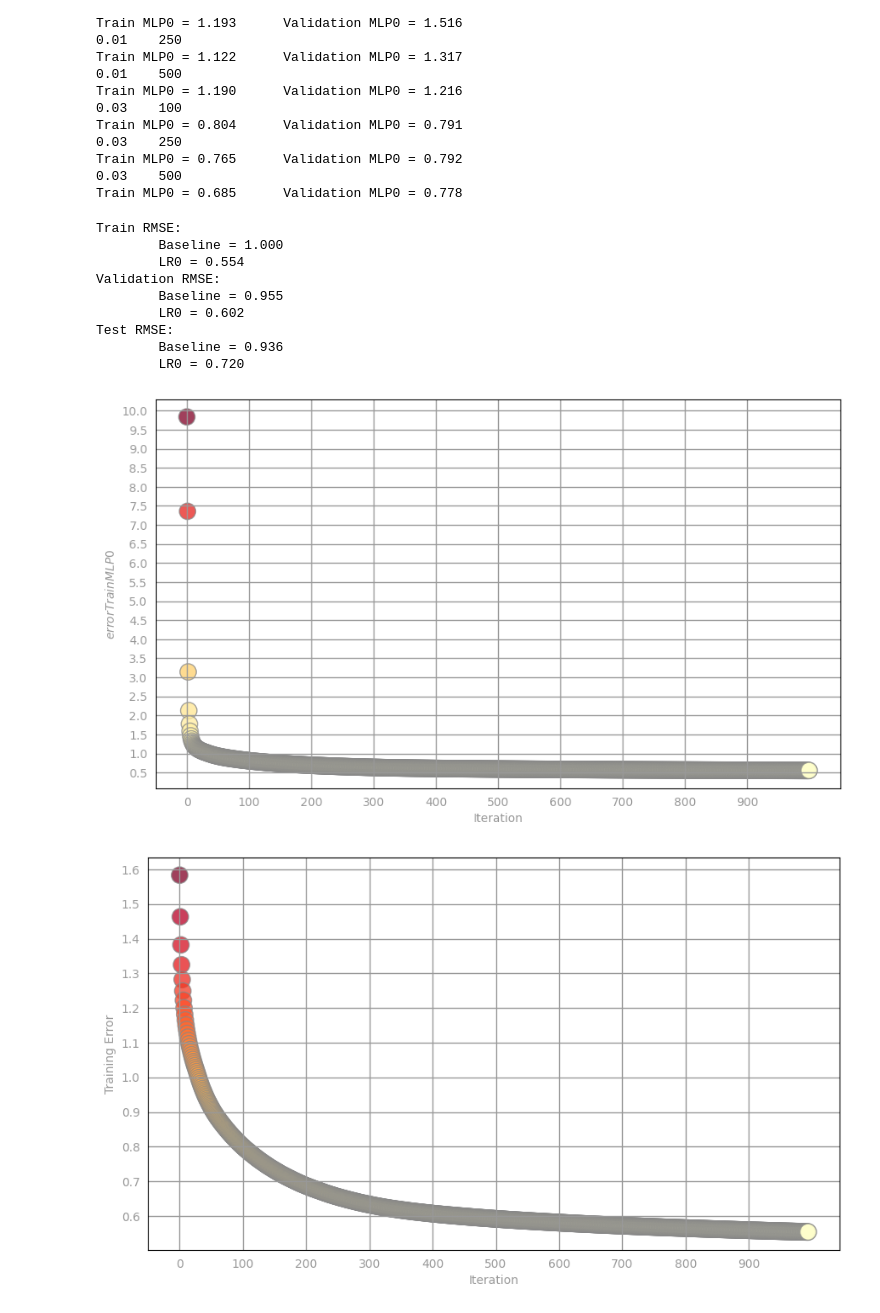
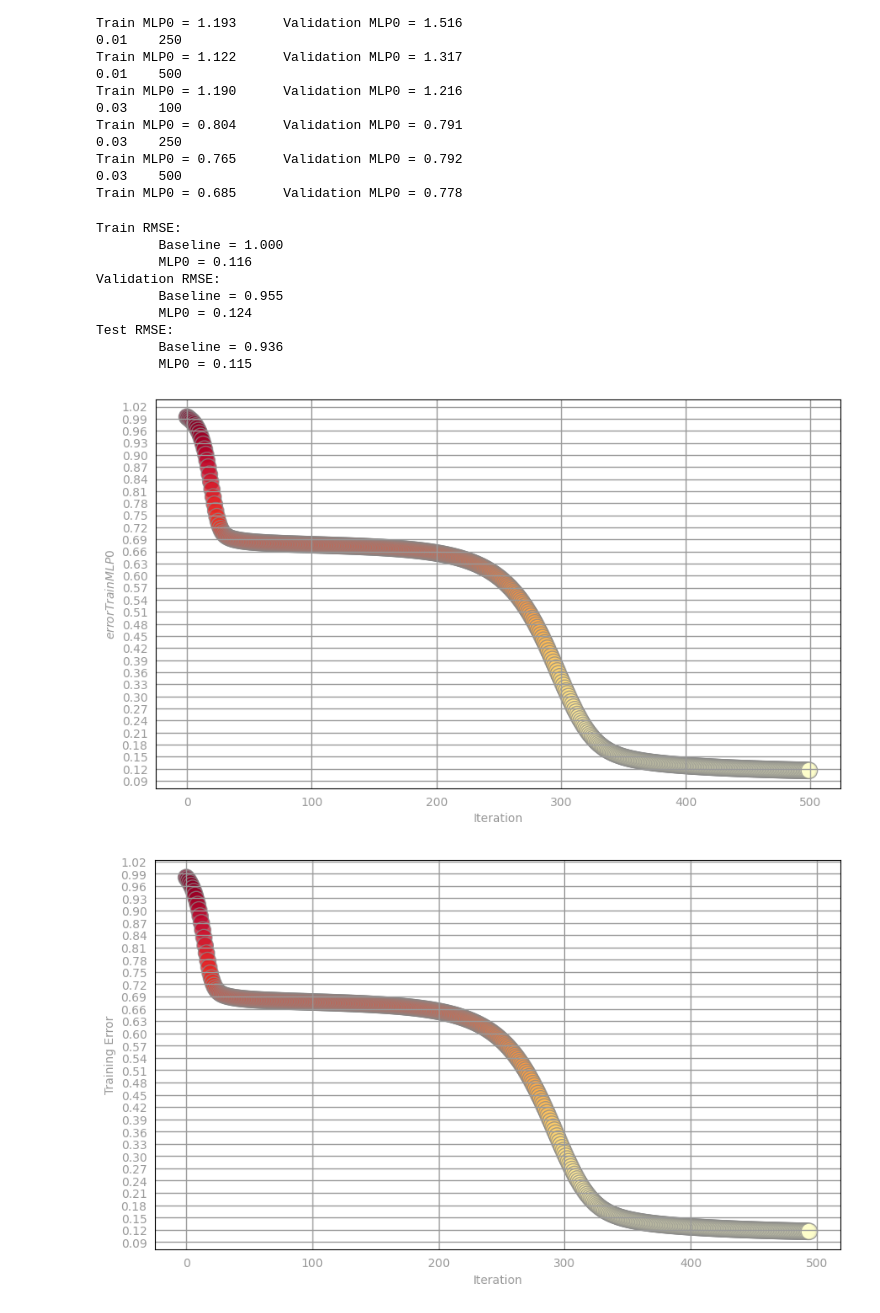
Before and after one commit to ptoyip/COMP4651_Final_Project, a Jupyter notebook: mlp.ipynb, the cells around one changed output. Drawn from its saved outputs; the diff is of its cells as text; code cells hidden in the pictures.

```diff
--- a/mlp.ipynb
+++ b/mlp.ipynb
@@ -398,9 +398,9 @@ def MLPGradientDescent(trainData, numIters, alpha):
     n = trainData.count()
     # The number of features in the training data
     d = len(trainData.take(1)[0].features)
-    w1 = np.random.randn(8, d)
-    w2 = np.random.randn(4, 8)
-    w3 = np.random.randn(1, 4)
+    w1 = 1e-1 * np.random.randn(8, d)
+    w2 = 1e-1 * np.random.randn(4, 8)
+    w3 = 1e-1 * np.random.randn(1, 4)
     # We will compute and store the training error after each iteration
     errorTrain = np.zeros(numIters)
     for i in range(numIters):
@@ -504,8 +504,8 @@ Train MLP0 = 0.765      Validation MLP0 = 0.792
 0.03    500
 Train MLP0 = 0.685      Validation MLP0 = 0.778
 # %%
-numIters = 1000
-w1, w2, w3, errorTrainMLP0 = MLPGradientDescent(TrainData, numIters, 3e-2)
+numIters = 500
+w1, w2, w3, errorTrainMLP0 = MLPGradientDescent(TrainData, numIters, 5e-1)
 
 labelsAndPreds = TrainData.map(lambda lp: (lp.label, w1.dot(lp.features))) \
                                 .map(lambda lp: (lp[0], np.maximum(lp[1], 0))) \
@@ -528,39 +528,39 @@ labelsAndPreds = TestData.map(lambda lp: (lp.label, w1.dot(lp.features))) \
                                 .map(lambda lp: (lp[0], w3.dot(lp[1])))
 rmseTestMLP0 = calcRMSE(labelsAndPreds)
 
-print('Train RMSE:\n\tBaseline = {0:.3f}\n\tLR0 = {1:.3f}'.format(rmseTrainBase, rmseTrainMLP0))
-print('Validation RMSE:\n\tBaseline = {0:.3f}\n\tLR0 = {1:.3f}'.format(rmseValBase, rmseValMLP0))
-print('Test RMSE:\n\tBaseline = {0:.3f}\n\tLR0 = {1:.3f}'.format(rmseTestBase, rmseTestMLP0))
+print('Train RMSE:\n\tBaseline = {0:.3f}\n\tMLP0 = {1:.3f}'.format(rmseTrainBase, rmseTrainMLP0))
+print('Validation RMSE:\n\tBaseline = {0:.3f}\n\tMLP0 = {1:.3f}'.format(rmseValBase, rmseValMLP0))
+print('Test RMSE:\n\tBaseline = {0:.3f}\n\tMLP0 = {1:.3f}'.format(rmseTestBase, rmseTestMLP0))
 # %% [output]
 Train RMSE:
         Baseline = 1.000
-        LR0 = 0.554
+        MLP0 = 0.116
 Validation RMSE:
         Baseline = 0.955
-        LR0 = 0.602
+        MLP0 = 0.124
 Test RMSE:
         Baseline = 0.936
-        LR0 = 0.720
+        MLP0 = 0.115
 # %%
 norm = Normalize()
 clrs = cmap(np.asarray(norm(errorTrainMLP0)))[:,0:3]
 
-fig, ax = preparePlot(np.arange(0, 1000, 100), np.arange(0, 100, 0.5))
+fig, ax = preparePlot(np.arange(0, 1000, 100), np.arange(0, 100, 0.03))
 plt.scatter(range(0, numIters), errorTrainMLP0, s=14**2, c=clrs, edgecolors='#888888', alpha=0.75)
 ax.set_xlabel('Iteration'), ax.set_ylabel(r'$errorTrainMLP0$')
 pass
 # %% [output]
-[figure, old version]
+[figure, new version]
 # %%
 norm = Normalize()
 clrs = cmap(np.asarray(norm(errorTrainMLP0[5:])))[:,0:3]
 
-fig, ax = preparePlot(np.arange(0, 1000, 100), np.arange(0, 10, 0.1))
+fig, ax = preparePlot(np.arange(0, 1000, 100), np.arange(0, 10, 0.03))
 plt.scatter(range(0, numIters-5), errorTrainMLP0[5:], s=14**2, c=clrs, edgecolors='#888888', alpha=0.75)
 ax.set_xlabel('Iteration'), ax.set_ylabel(r'Training Error')
 pass
 # %% [output]
-[figure, old version]
+[figure, new version]
 # %%
 actual = np.asarray(TrainData \
                     .map(lambda lp: lp.label) \
```
Also changed, not shown: parts of 3 cells of this notebook.
